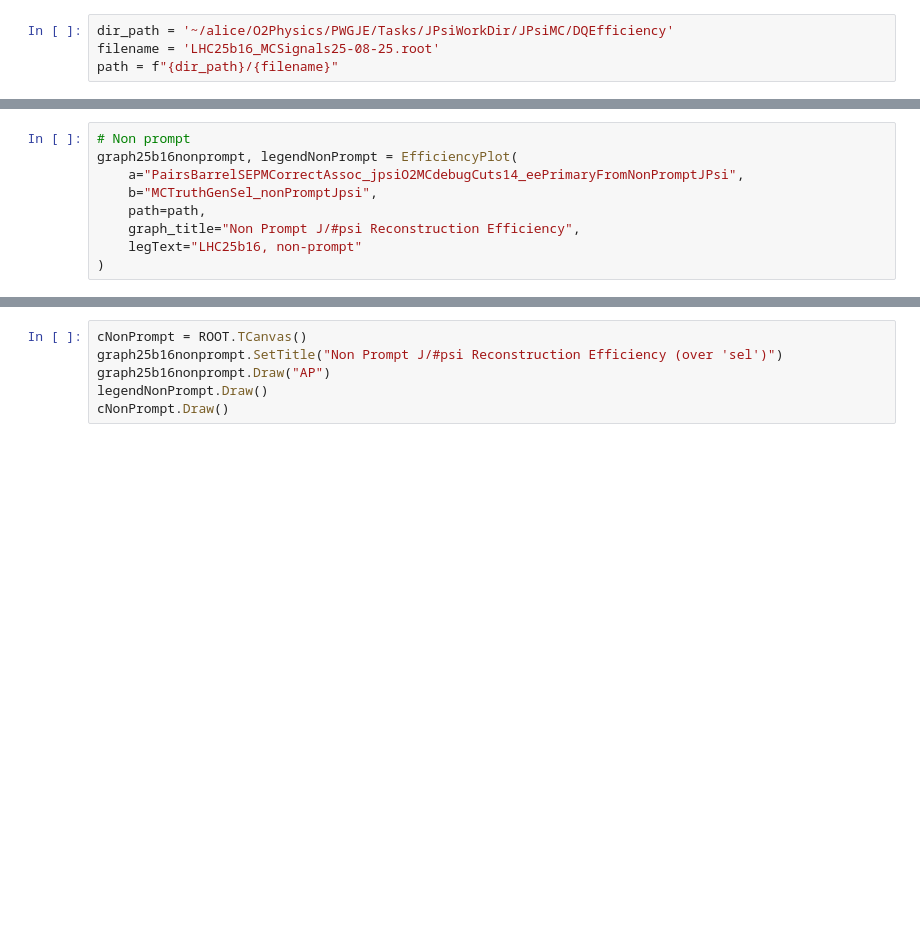
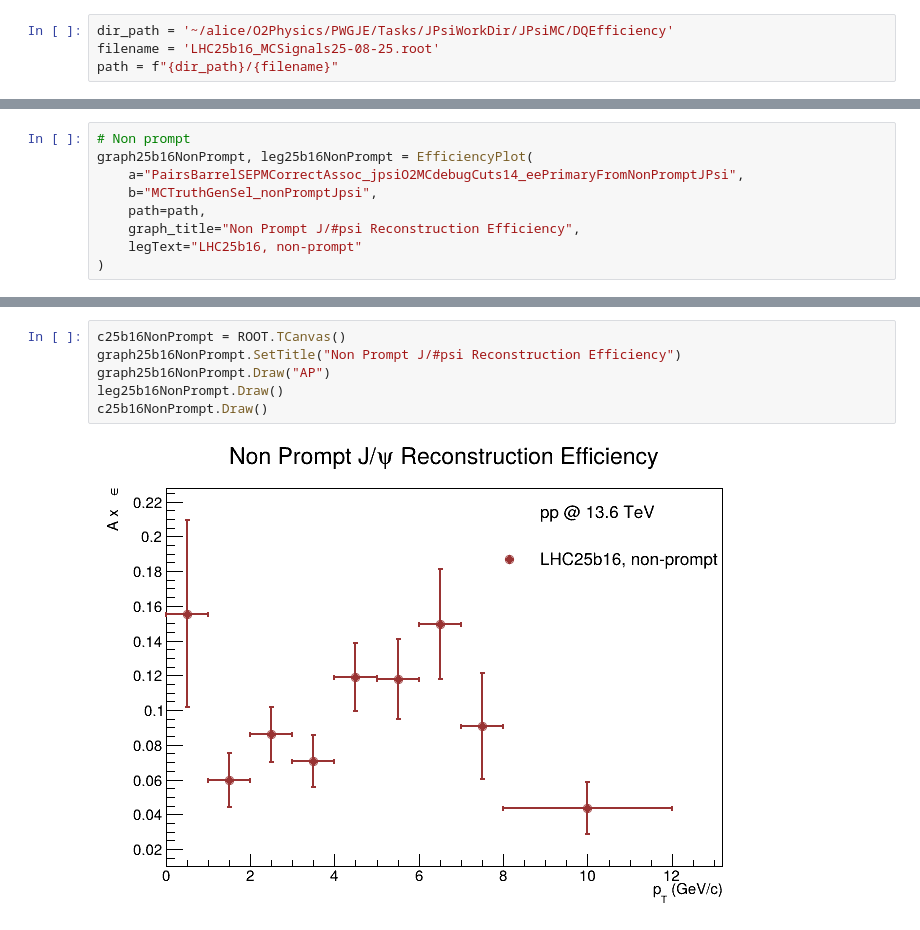
Before and after one commit to LucasFerrandi/Jpsi-Jets-Analysis, a Jupyter notebook: EfficiencyAndML/EfficienciesJPsi.ipynb, the cells around one changed output, grey strips where cells are left out. Drawn from its saved outputs; the diff is of its cells as text; blank space fills up the shorter version.

```diff
--- a/EfficiencyAndML/EfficienciesJPsi.ipynb
+++ b/EfficiencyAndML/EfficienciesJPsi.ipynb
@@ -320,6 +205,6 @@ cPrompt.Draw()
 # %%
 # Non prompt
-graph25b16nonprompt, legendNonPrompt = EfficiencyPlot(
+graph25b16NonPrompt, leg25b16NonPrompt = EfficiencyPlot(
     a="PairsBarrelSEPMCorrectAssoc_jpsiO2MCdebugCuts14_eePrimaryFromNonPromptJPsi",
     b="MCTruthGenSel_nonPromptJpsi",
     path=path,
@@ -329,7 +217,9 @@ graph25b16nonprompt, legendNonPrompt = EfficiencyPlot(
 # %%
-cNonPrompt = ROOT.TCanvas()
-graph25b16nonprompt.SetTitle("Non Prompt J/#psi Reconstruction Efficiency (over 'sel')")
-graph25b16nonprompt.Draw("AP")
-legendNonPrompt.Draw()
-cNonPrompt.Draw()
+c25b16NonPrompt = ROOT.TCanvas()
+graph25b16NonPrompt.SetTitle("Non Prompt J/#psi Reconstruction Efficiency")
+graph25b16NonPrompt.Draw("AP")
+leg25b16NonPrompt.Draw()
+c25b16NonPrompt.Draw()
+# %% [output]
+[figure, added]
 # %%
```
Also changed, not shown: parts of 14 cells of this notebook.
